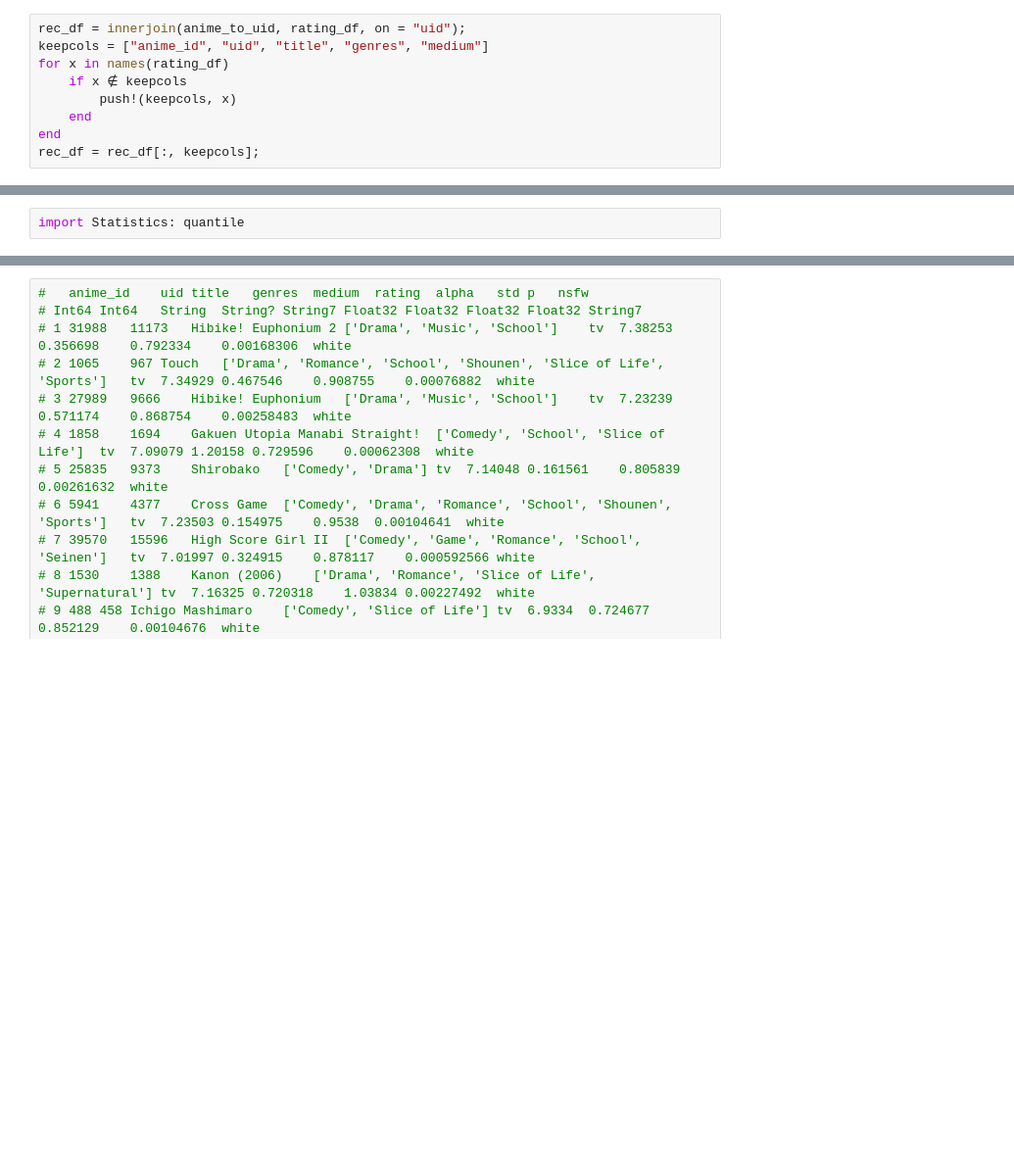
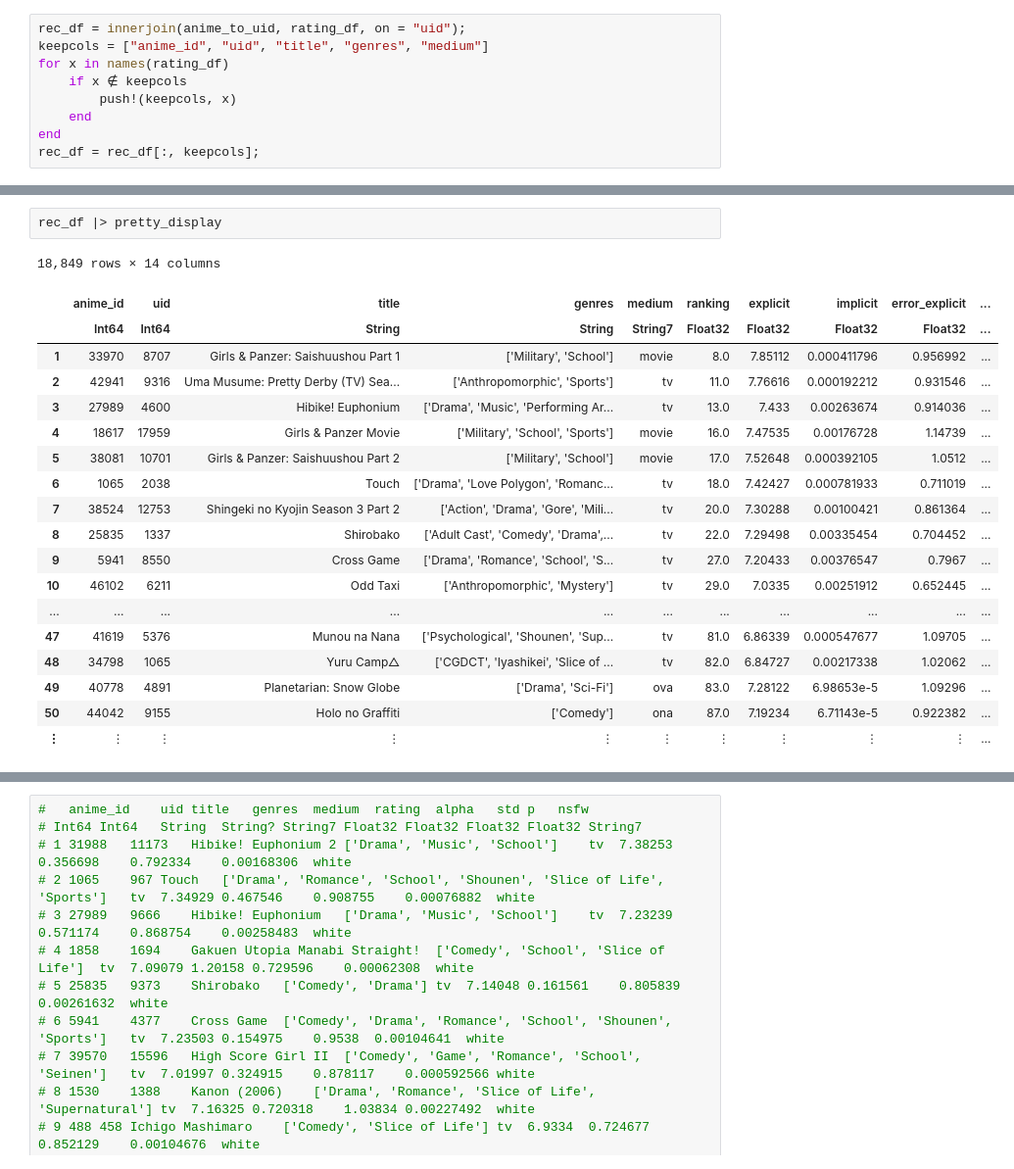
Before and after one commit to Fro116/RecommenderSystem, a Jupyter notebook: notebooks/DisplayRecs/Recommendations.ipynb, the cells around one changed output, grey strips where cells are left out. Shown at 98% size. Drawn from its saved outputs; the diff is of its cells as text; blank space fills up the shorter version.

```diff
--- a/notebooks/DisplayRecs/Recommendations.ipynb
+++ b/notebooks/DisplayRecs/Recommendations.ipynb
@@ -104,6 +120,26 @@ filter(x -> x.medium == "tv", rec_df) |> pretty_display
 | ⋮ | ⋮ | ⋮ | ⋮ | ⋮ | ⋮ | ⋮ | ⋮ | ⋮ | ⋮ | ... |
-# %%
-import Statistics: quantile
+# %%
+rec_df |> pretty_display
+# %% [output]
+18,849 rows × 14 columns
+|  | anime_id | uid | title | genres | medium | ranking | explicit | implicit | error_explicit | ... |
+|  | Int64 | Int64 | String | String | String7 | Float32 | Float32 | Float32 | Float32 | ... |
+| 1 | 33970 | 8707 | Girls & Panzer: Saishuushou Part 1 | ['Military', 'School'] | movie | 8.0 | 7.85112 | 0.000411796 | 0.956992 | ... |
+| 2 | 42941 | 9316 | Uma Musume: Pretty Derby (TV) Sea... | ['Anthropomorphic', 'Sports'] | tv | 11.0 | 7.76616 | 0.000192212 | 0.931546 | ... |
+| 3 | 27989 | 4600 | Hibike! Euphonium | ['Drama', 'Music', 'Performing Ar... | tv | 13.0 | 7.433 | 0.00263674 | 0.914036 | ... |
+| 4 | 18617 | 17959 | Girls & Panzer Movie | ['Military', 'School', 'Sports'] | movie | 16.0 | 7.47535 | 0.00176728 | 1.14739 | ... |
+| 5 | 38081 | 10701 | Girls & Panzer: Saishuushou Part 2 | ['Military', 'School'] | movie | 17.0 | 7.52648 | 0.000392105 | 1.0512 | ... |
+| 6 | 1065 | 2038 | Touch | ['Drama', 'Love Polygon', 'Romanc... | tv | 18.0 | 7.42427 | 0.000781933 | 0.711019 | ... |
+| 7 | 38524 | 12753 | Shingeki no Kyojin Season 3 Part 2 | ['Action', 'Drama', 'Gore', 'Mili... | tv | 20.0 | 7.30288 | 0.00100421 | 0.861364 | ... |
+| 8 | 25835 | 1337 | Shirobako | ['Adult Cast', 'Comedy', 'Drama',... | tv | 22.0 | 7.29498 | 0.00335454 | 0.704452 | ... |
+| 9 | 5941 | 8550 | Cross Game | ['Drama', 'Romance', 'School', 'S... | tv | 27.0 | 7.20433 | 0.00376547 | 0.7967 | ... |
+| 10 | 46102 | 6211 | Odd Taxi | ['Anthropomorphic', 'Mystery'] | tv | 29.0 | 7.0335 | 0.00251912 | 0.652445 | ... |
+| ... | ... | ... | ... | ... | ... | ... | ... | ... | ... | ... |
+| 47 | 41619 | 5376 | Munou na Nana | ['Psychological', 'Shounen', 'Sup... | tv | 81.0 | 6.86339 | 0.000547677 | 1.09705 | ... |
+| 48 | 34798 | 1065 | Yuru Camp△ | ['CGDCT', 'Iyashikei', 'Slice of ... | tv | 82.0 | 6.84727 | 0.00217338 | 1.02062 | ... |
+| 49 | 40778 | 4891 | Planetarian: Snow Globe | ['Drama', 'Sci-Fi'] | ova | 83.0 | 7.28122 | 6.98653e-5 | 1.09296 | ... |
+| 50 | 44042 | 9155 | Holo no Graffiti | ['Comedy'] | ona | 87.0 | 7.19234 | 6.71143e-5 | 0.922382 | ... |
+| ⋮ | ⋮ | ⋮ | ⋮ | ⋮ | ⋮ | ⋮ | ⋮ | ⋮ | ⋮ | ... |
 # %%
 df = copy(rec_df)
 df[:, "score"] = -(df[:, "explicit"] - df[:, "error_explicit"]);
```
Also changed, not shown: parts of 10 cells of this notebook, 12 other files.
